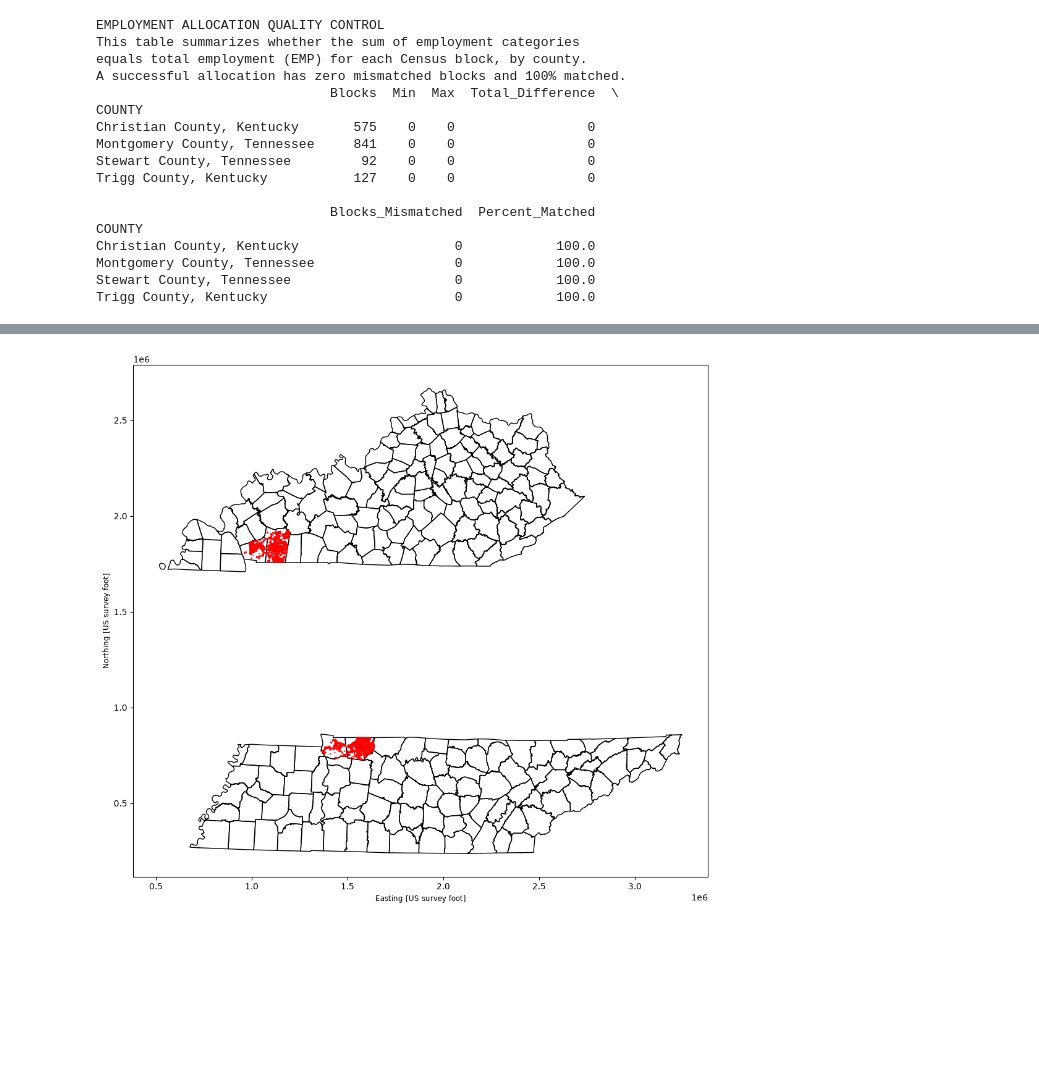
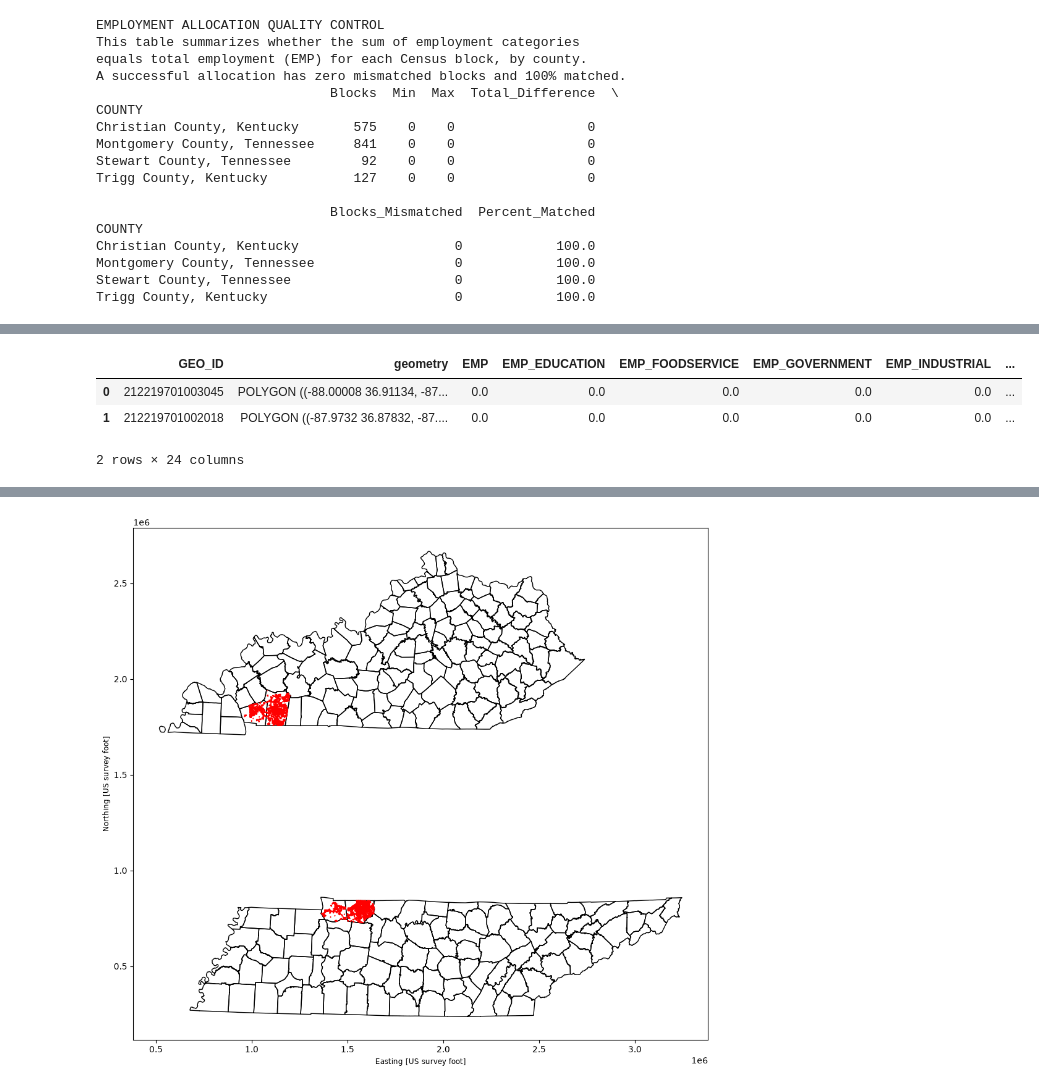
Before and after one commit to Greater-Nashville-Regional-Council/FCLUCS_Scenario_Planning, a Jupyter notebook: notebooks/Base Year Emp.ipynb, the cells around one changed output, grey strips where cells are left out. Drawn from its saved outputs; the diff is of its cells as text; code cells hidden in the pictures; blank space fills up the shorter version.

```diff
--- a/notebooks/Base Year Emp.ipynb
+++ b/notebooks/Base Year Emp.ipynb
@@ -481,3 +520,10 @@ tn_join = tn_alloc.merge(tnbks, on = 'GEO_ID', how = 'inner')
+# %%
+ky_join.head(2)
+# %% [output]
+|  | GEO_ID | geometry | EMP | EMP_EDUCATION | EMP_FOODSERVICE | EMP_GOVERNMENT | EMP_INDUSTRIAL | ... |
+| 0 | 212219701003045 | POLYGON ((-88.00008 36.91134, -87... | 0.0 | 0.0 | 0.0 | 0.0 | 0.0 | ... |
+| 1 | 212219701002018 | POLYGON ((-87.9732 36.87832, -87.... | 0.0 | 0.0 | 0.0 | 0.0 | 0.0 | ... |
+2 rows × 24 columns
 # %%
 ky_join.info()
 # %% [output]
```
Also changed, not shown: parts of 20 cells of this notebook, 3 other files.
